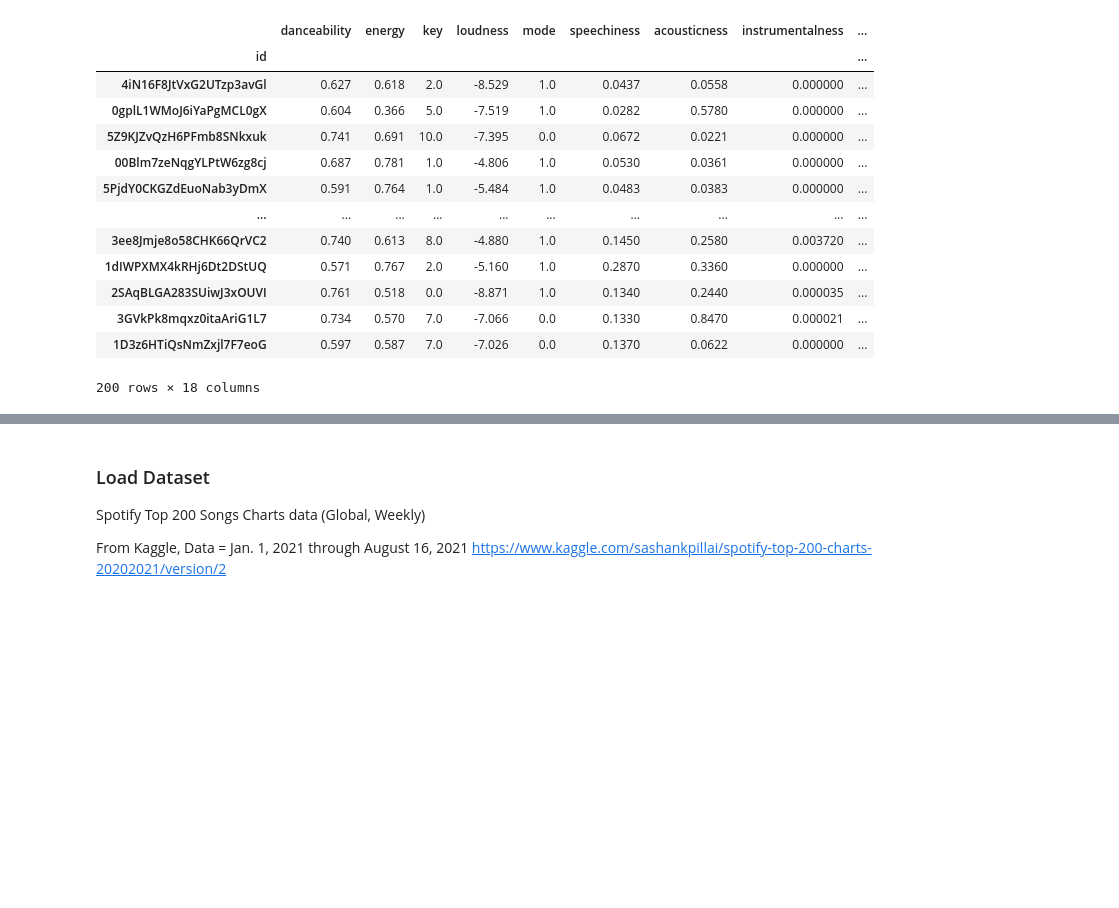
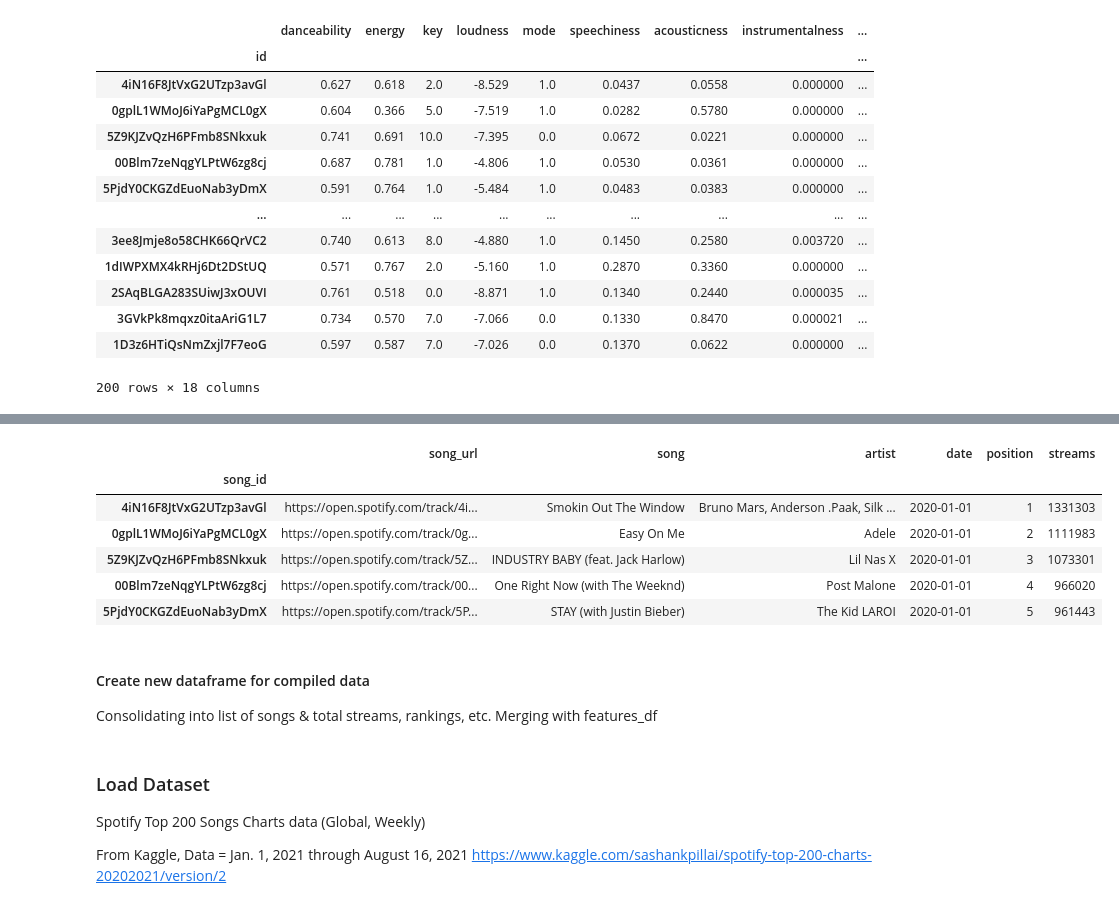
Before and after one commit to aseo67/Top_Songs_Analysis, a Jupyter notebook: TopSongsAnalysis_DataLoading.ipynb, the cells around one changed output, grey strips where cells are left out. Cells and saved outputs as stored; diff of their text form; code cells hidden in the pictures; blank space fills up the shorter version.

```diff
--- a/TopSongsAnalysis_DataLoading.ipynb
+++ b/TopSongsAnalysis_DataLoading.ipynb
@@ -196,0 +338,21 @@ features_df
+# %%
+# Update 'date' column as datetime
+scrape_df['date'] = pd.to_datetime(scrape_df['date'], format="%Y-%m_%d")
+
+# Update 'streams' column to numerical
+scrape_df['streams'] = scrape_df['streams'].replace({',':''}, regex=True).apply(pd.to_numeric, 1)
+# %%
+# Cleaned scrape_df
+scrape_df.head()
+# %% [output]
+|  | song_url | song | artist | date | position | streams |
+| song_id |  |  |  |  |  |  |
+| 4iN16F8JtVxG2UTzp3avGl | https://open.spotify.com/track/4i... | Smokin Out The Window | Bruno Mars, Anderson .Paak, Silk ... | 2020-01-01 | 1 | 1331303 |
+| 0gplL1WMoJ6iYaPgMCL0gX | https://open.spotify.com/track/0g... | Easy On Me | Adele | 2020-01-01 | 2 | 1111983 |
+| 5Z9KJZvQzH6PFmb8SNkxuk | https://open.spotify.com/track/5Z... | INDUSTRY BABY (feat. Jack Harlow) | Lil Nas X | 2020-01-01 | 3 | 1073301 |
+| 00Blm7zeNqgYLPtW6zg8cj | https://open.spotify.com/track/00... | One Right Now (with The Weeknd) | Post Malone | 2020-01-01 | 4 | 966020 |
+| 5PjdY0CKGZdEuoNab3yDmX | https://open.spotify.com/track/5P... | STAY (with Justin Bieber) | The Kid LAROI | 2020-01-01 | 5 | 961443 |
+# %% [markdown]
+#### Create new dataframe for compiled data
+Consolidating into list of songs & total streams, rankings, etc.
+Merging with features_df
```
Also changed, not shown: parts of 20 cells of this notebook.
